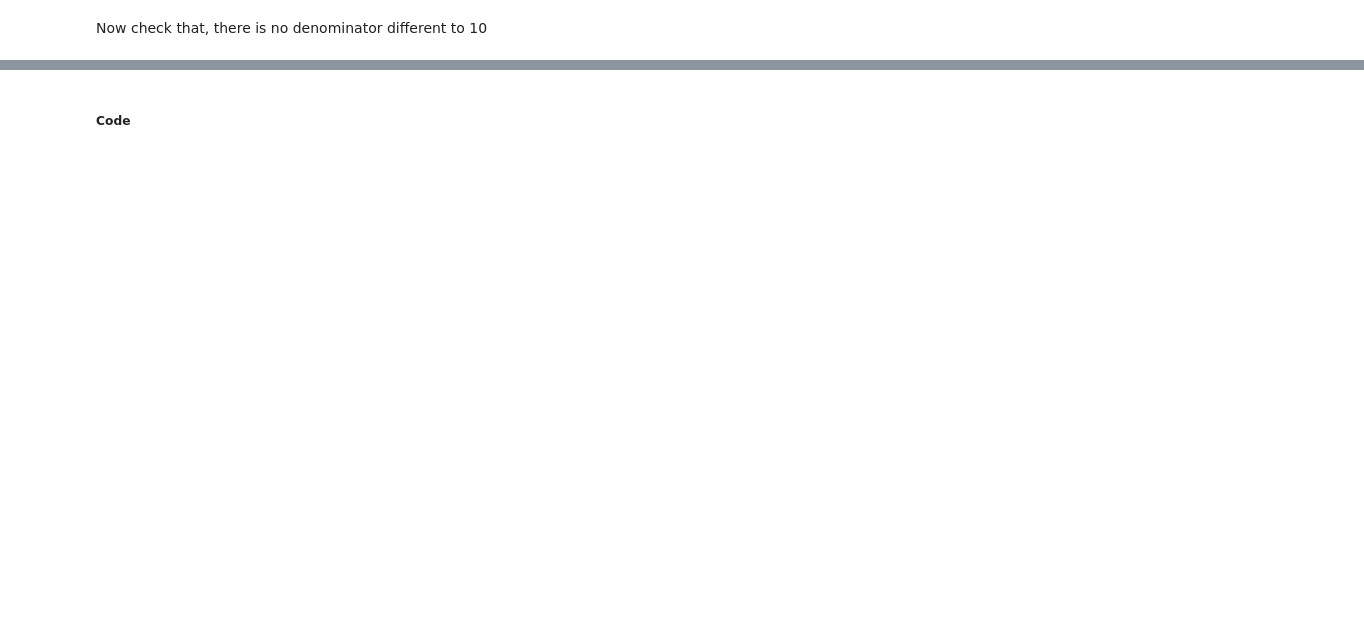
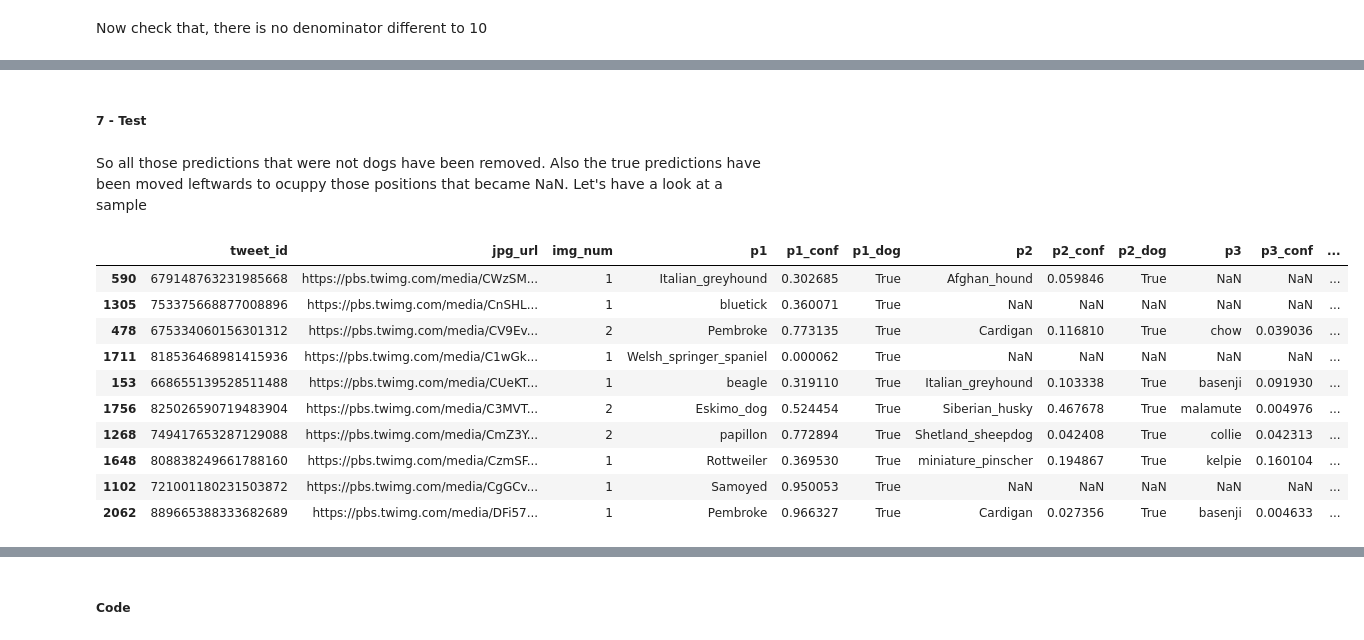
Before and after one commit to aleromar/DataWranglingOnTweeterDb, a Jupyter notebook: wrangle_act.ipynb, the cells around one changed output, grey strips where cells are left out. Drawn from its saved outputs; the diff is of its cells as text; code cells hidden in the pictures; blank space fills up the shorter version.

Commit message:
Cleaning almost done!

```diff
--- a/wrangle_act.ipynb
+++ b/wrangle_act.ipynb
@@ -674,0 +686,24 @@ archive_df_clean [ archive_df_clean['rating_denominator'] != 10]
+# %%
+def shiftColumns(df,indexToUse,lleft,lright):
+    df.loc[indexToUse,lleft[0]] = df.loc[indexToUse,lright[0]]
+    df.loc[indexToUse,lleft[1]] = df.loc[indexToUse,lright[1]]
+    df.loc[indexToUse,lleft[2]] = df.loc[indexToUse,lright[2]]
+    df.loc[indexToUse,lright] = np.NaN
+
+image_df_clean = image_df.copy()
+# Let's first remove all those rows that do not contain any prediction of a dog
+image_df_clean.drop(image_df[ (image_df_clean.p1_dog == False) & (image_df_clean.p2_dog == False) & (image_df_clean.p3_dog == False) ].index, inplace=True)
+# Let's now make NaN all those p3_dog == False
+image_df_clean.loc[image_df_clean[ (image_df_clean.p3_dog == False) ].index, ['p3','p3_conf','p3_dog']] = np.NaN
+# Let's now make NaN all those p2_dog == False
+image2Index = image_df_clean[ (image_df_clean.p2_dog == False) ].index
+shiftColumns(image_df_clean,image2Index,['p2','p2_conf','p2_dog'],['p3','p3_conf','p3_dog'])
+# Let's now make NaN all those p1_dog == False
+image1Index = image_df_clean[ (image_df_clean.p1_dog == False) ].index
+shiftColumns(image_df_clean,image1Index,['p1','p1_conf','p1_dog'],['p2','p2_conf','p2_dog'])
+shiftColumns(image_df_clean,image1Index,['p2','p2_conf','p2_dog'],['p3','p3_conf','p3_dog'])
+# Changes booleans to the appropriate type
+image_df_clean.p3_dog = image_df_clean.p3_dog.map(lambda x: True if x in [True, 1.0] else np.NaN)
+image_df_clean.p2_dog = image_df_clean.p2_dog.map(lambda x: True if x in [True, 1.0] else np.NaN)
+image_df_clean.p1_dog = image_df_clean.p1_dog.map(lambda x: True if x in [True, 1.0] else np.NaN)
+image_df_clean.loc[1034]
@@ -674,0 +724,18 @@ archive_df_clean [ archive_df_clean['rating_denominator'] != 10]
+# %% [markdown]
+##### 7 - Test
+# %% [markdown]
+So all those predictions that were not dogs have been removed. Also the true predictions have been moved leftwards to ocuppy those positions that became NaN. Let's have a look at a sample
+# %%
+image_df_clean.sample(10)
+# %% [output]
+|  | tweet_id | jpg_url | img_num | p1 | p1_conf | p1_dog | p2 | p2_conf | p2_dog | p3 | p3_conf | ... |
+| 590 | 679148763231985668 | https://pbs.twimg.com/media/CWzSM... | 1 | Italian_greyhound | 0.302685 | True | Afghan_hound | 0.059846 | True | NaN | NaN | ... |
+| 1305 | 753375668877008896 | https://pbs.twimg.com/media/CnSHL... | 1 | bluetick | 0.360071 | True | NaN | NaN | NaN | NaN | NaN | ... |
+| 478 | 675334060156301312 | https://pbs.twimg.com/media/CV9Ev... | 2 | Pembroke | 0.773135 | True | Cardigan | 0.116810 | True | chow | 0.039036 | ... |
+| 1711 | 818536468981415936 | https://pbs.twimg.com/media/C1wGk... | 1 | Welsh_springer_spaniel | 0.000062 | True | NaN | NaN | NaN | NaN | NaN | ... |
+| 153 | 668655139528511488 | https://pbs.twimg.com/media/CUeKT... | 1 | beagle | 0.319110 | True | Italian_greyhound | 0.103338 | True | basenji | 0.091930 | ... |
+| 1756 | 825026590719483904 | https://pbs.twimg.com/media/C3MVT... | 2 | Eskimo_dog | 0.524454 | True | Siberian_husky | 0.467678 | True | malamute | 0.004976 | ... |
+| 1268 | 749417653287129088 | https://pbs.twimg.com/media/CmZ3Y... | 2 | papillon | 0.772894 | True | Shetland_sheepdog | 0.042408 | True | collie | 0.042313 | ... |
+| 1648 | 808838249661788160 | https://pbs.twimg.com/media/CzmSF... | 1 | Rottweiler | 0.369530 | True | miniature_pinscher | 0.194867 | True | kelpie | 0.160104 | ... |
+| 1102 | 721001180231503872 | https://pbs.twimg.com/media/CgGCv... | 1 | Samoyed | 0.950053 | True | NaN | NaN | NaN | NaN | NaN | ... |
+| 2062 | 889665388333682689 | https://pbs.twimg.com/media/DFi57... | 1 | Pembroke | 0.966327 | True | Cardigan | 0.027356 | True | basenji | 0.004633 | ... |
```
Also changed, not shown: parts of 54 cells of this notebook.
